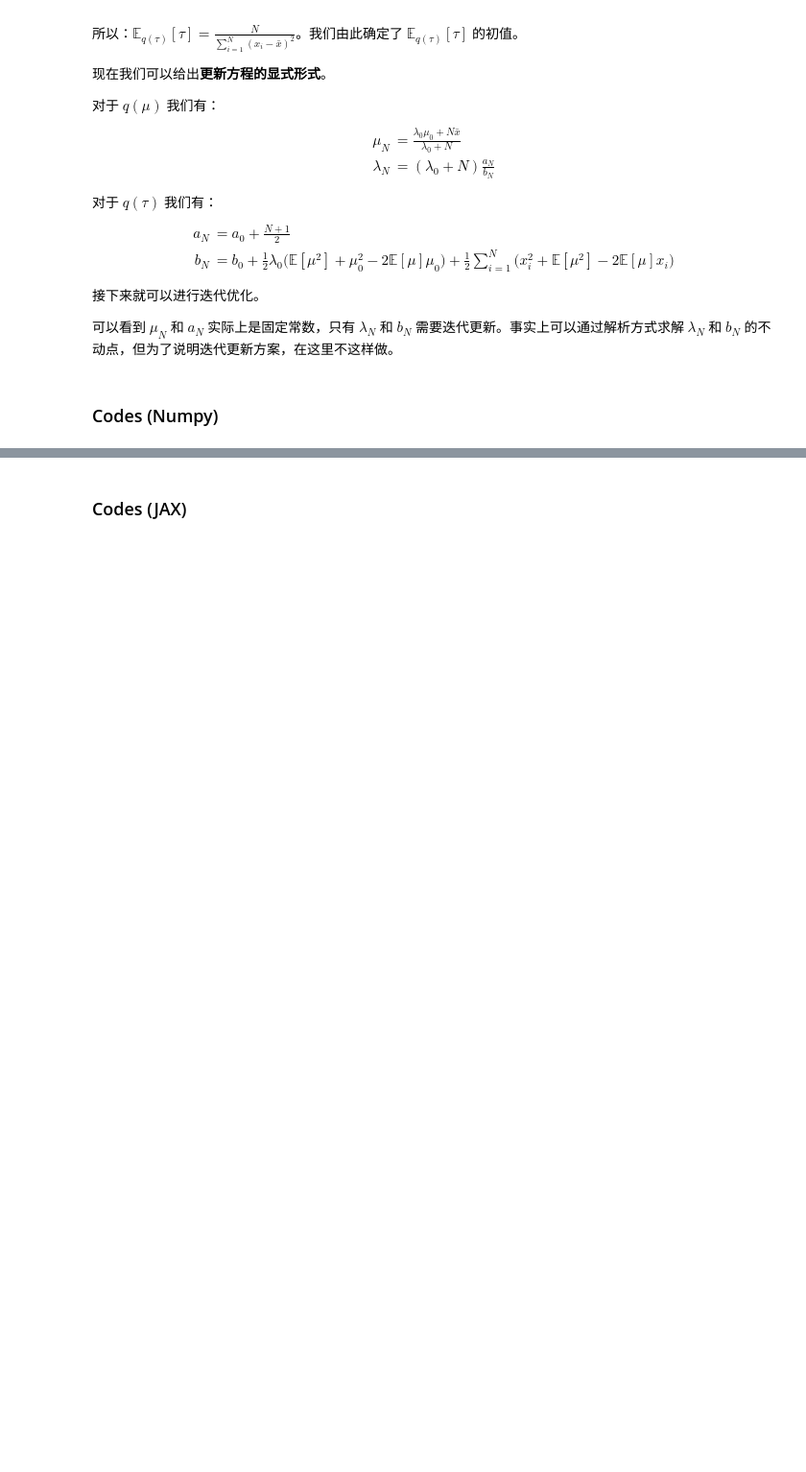
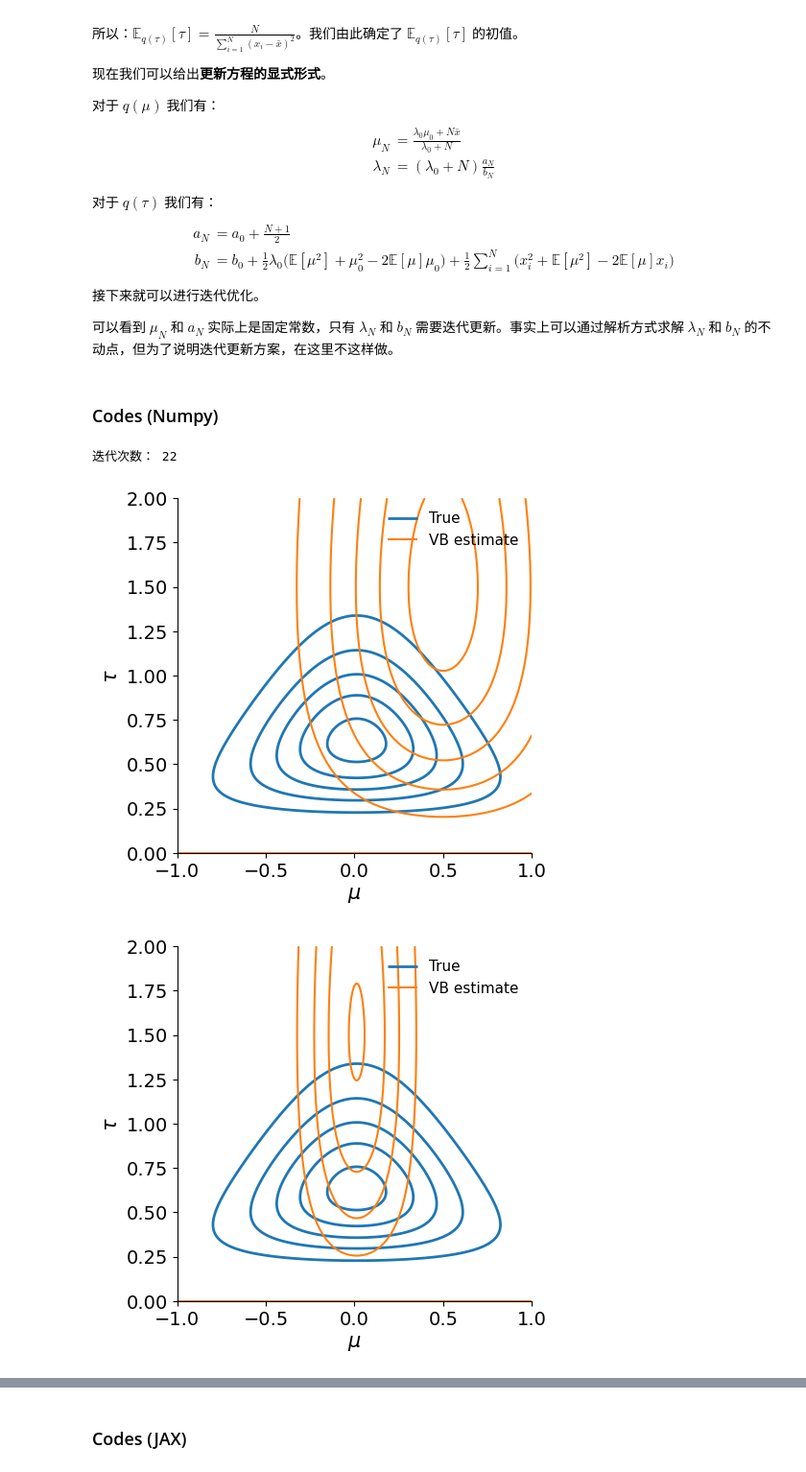
Before and after one commit to PythonBzyy/Machine-Learning, a Jupyter notebook: My Machine Learning/Variational Inference/VariationalInference.ipynb, the cells around one changed output, grey strips where cells are left out. Shown: that part at 96% size. Drawn from its saved outputs; the diff is of its cells as text; code cells hidden in the pictures; blank space fills up the shorter version.

```diff
--- a/My Machine Learning/Variational Inference/VariationalInference.ipynb
+++ b/My Machine Learning/Variational Inference/VariationalInference.ipynb
@@ -115,4 +115,12 @@ $$\begin{aligned}
 # %% [markdown]
 ### Codes (Numpy)
 # %%
-# TODO
+import numpy as np
+from scipy import stats
+from scipy.special import gammaln
+from dataclasses import dataclass
+from dataclasses import make_dataclass
+import matplotlib as mpl
+import matplotlib.pyplot as plt
+plt.style.use('default')
+import seaborn as sns
@@ -118,0 +277,48 @@ $$\begin{aligned}
+# %%
+# 生成数据
+key = 2024
+np.random.seed(key)
+N = 10
+data = generate_data(N)
+
+# prior parameters of the distribution
+# 参数先验
+mu_0, lambda_0, a_0, b_0 = np.zeros(4)
+params_prior = GaussianGamma(mu_0, lambda_0, a_0, b_0)
+
+# exact parameters of the posterior distribution (according to the specified priors with values zero)
+# 参数后验 (根据上面指定的先验)
+x_bar = np.mean(data)
+mu_post = np.mean(data)
+lambda_post = N
+a_post = N / 2
+b_post = np.sum((data - mu_post) ** 2) / 2
+posterior_params = GaussianGamma(mu_post, lambda_post, a_post, b_post)  # true params posterior
+
+# variational-bayes (VB) estimation of the posterior parameters
+# VB 后验估计
+# e_tau_init = N / ((data - x_bar) ** 2).sum()
+params_vb = GaussianGamma(mu=0.5, lambda_=5, a=2.5, b=1)  # vb estimate params initialize
+_, params_hist = params_vb.vb_unigauss_learn(data, params_prior)  # 得到参数更新记录
+print('迭代次数：', len(params_hist))
+
+"""
+迭代流程
+    1. initial estimate
+    2. q_mu update
+    3. q_tau update
+    4. after convergence
+"""
+# 下面的可视化取前1，2，3次和最后一次的迭代结果
+params_idx = [0, 1, 2, 6, -1]
+for i, idx_param in enumerate(params_idx):
+    fig, ax = plt.subplots()
+    vb_params = params_hist[idx_param]
+    params_vb.plot_gauss_exact_vb(ax, posterior_params, vb_params, bb=(0.45, 0.22))
+    # pml.savefig(f"unigauss_vb_{i}.pdf")
+
+plt.show()
+# %% [output]
+迭代次数： 22
+[figure, added]
+[figure, added]
```
Also changed, not shown: parts of 2 cells of this notebook, 1 other file.
